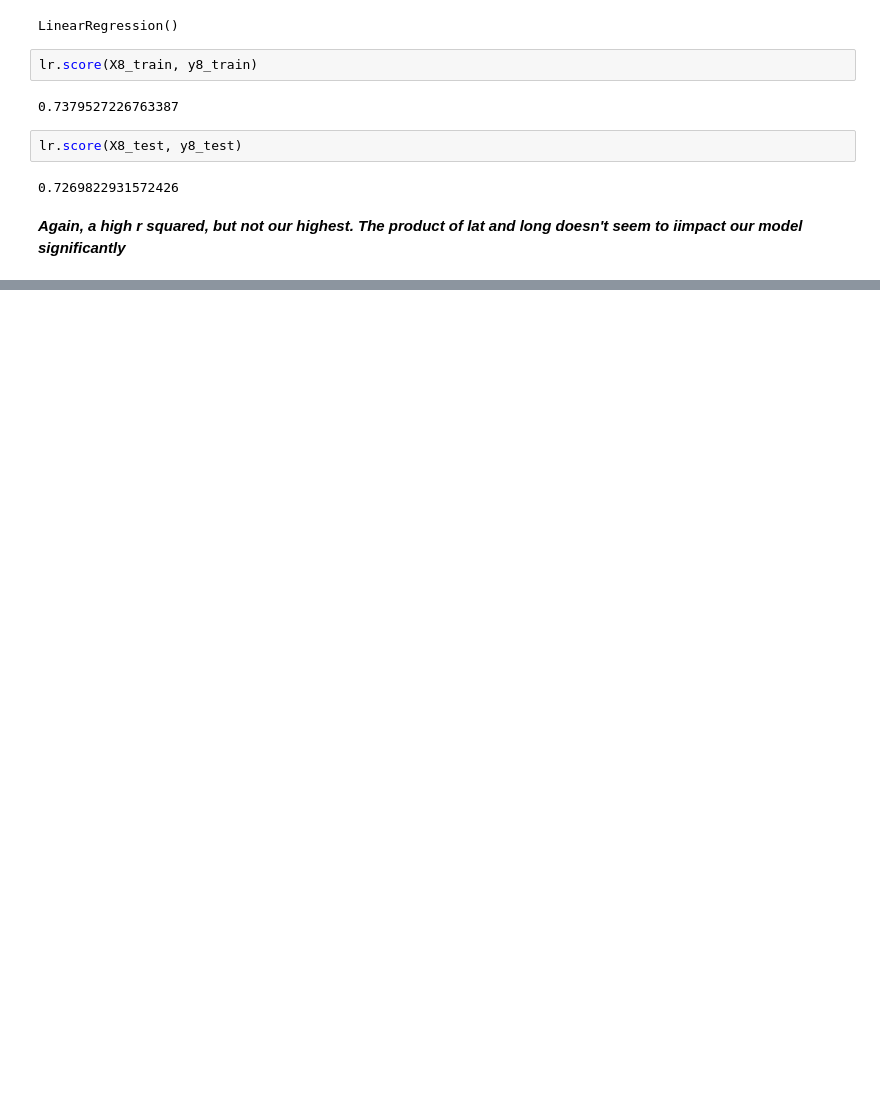
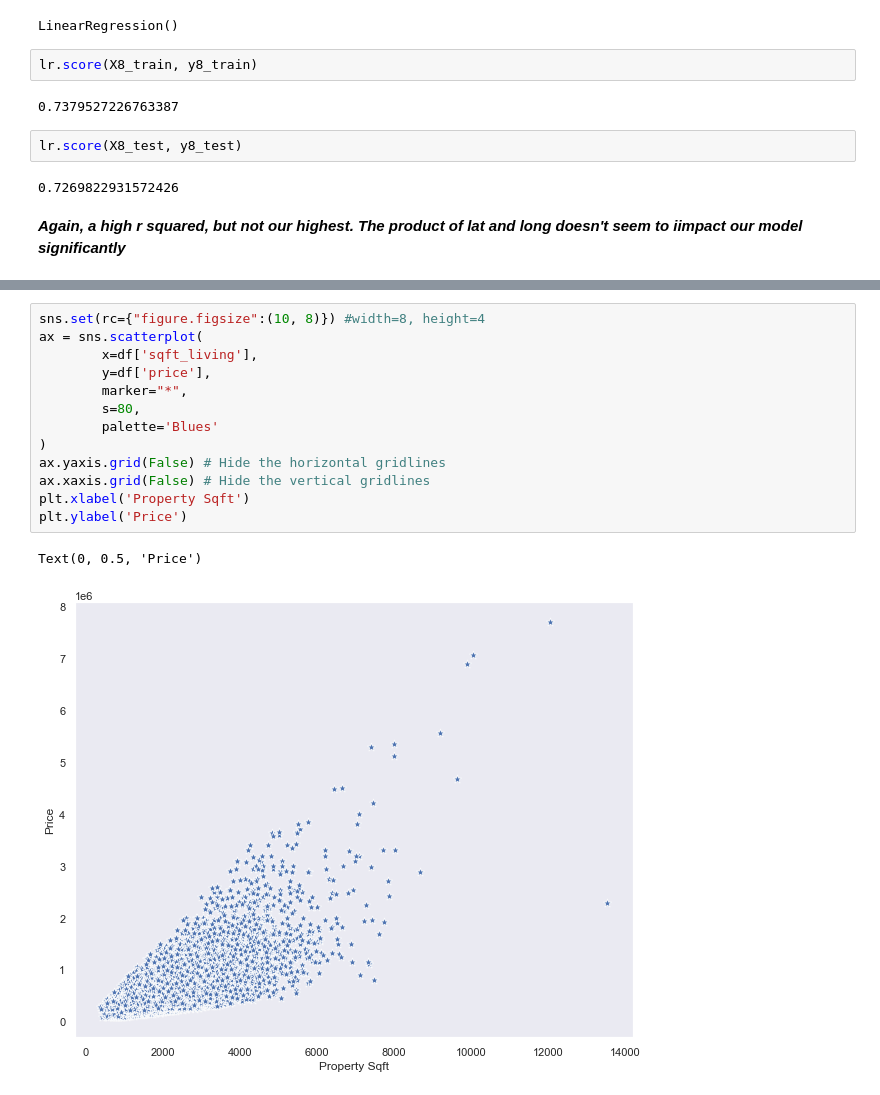
Before and after one commit to iansharff/king_county_housing, a Jupyter notebook: samantha_eda.ipynb, the cells around one changed output, grey strips where cells are left out. Saved outputs shown, nothing was run; the diff lists cells and outputs as text; blank space fills up the shorter version.

```diff
--- a/samantha_eda.ipynb
+++ b/samantha_eda.ipynb
@@ -1517,0 +1530,16 @@ lr.score(X8_test, y8_test)
+# %%
+sns.set(rc={"figure.figsize":(10, 8)}) #width=8, height=4
+ax = sns.scatterplot(
+        x=df['sqft_living'],
+        y=df['price'],
+        marker="*",
+        s=80,
+        palette='Blues'
+)
+ax.yaxis.grid(False) # Hide the horizontal gridlines
+ax.xaxis.grid(False) # Hide the vertical gridlines
+plt.xlabel('Property Sqft')
+plt.ylabel('Price')
+# %% [output]
+Text(0, 0.5, 'Price')
+[figure, added]
```
Also changed, not shown: parts of 3 cells of this notebook.
